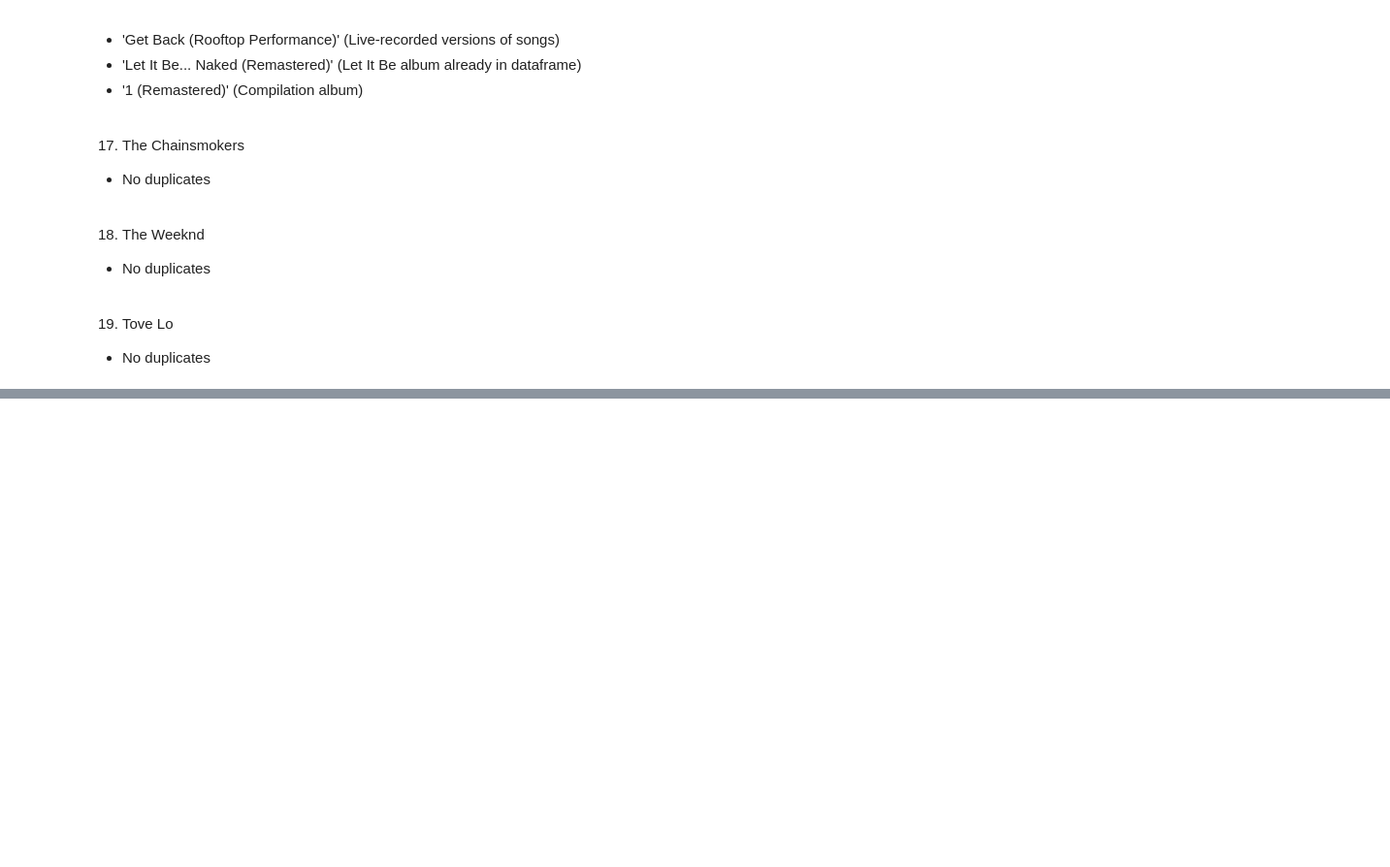
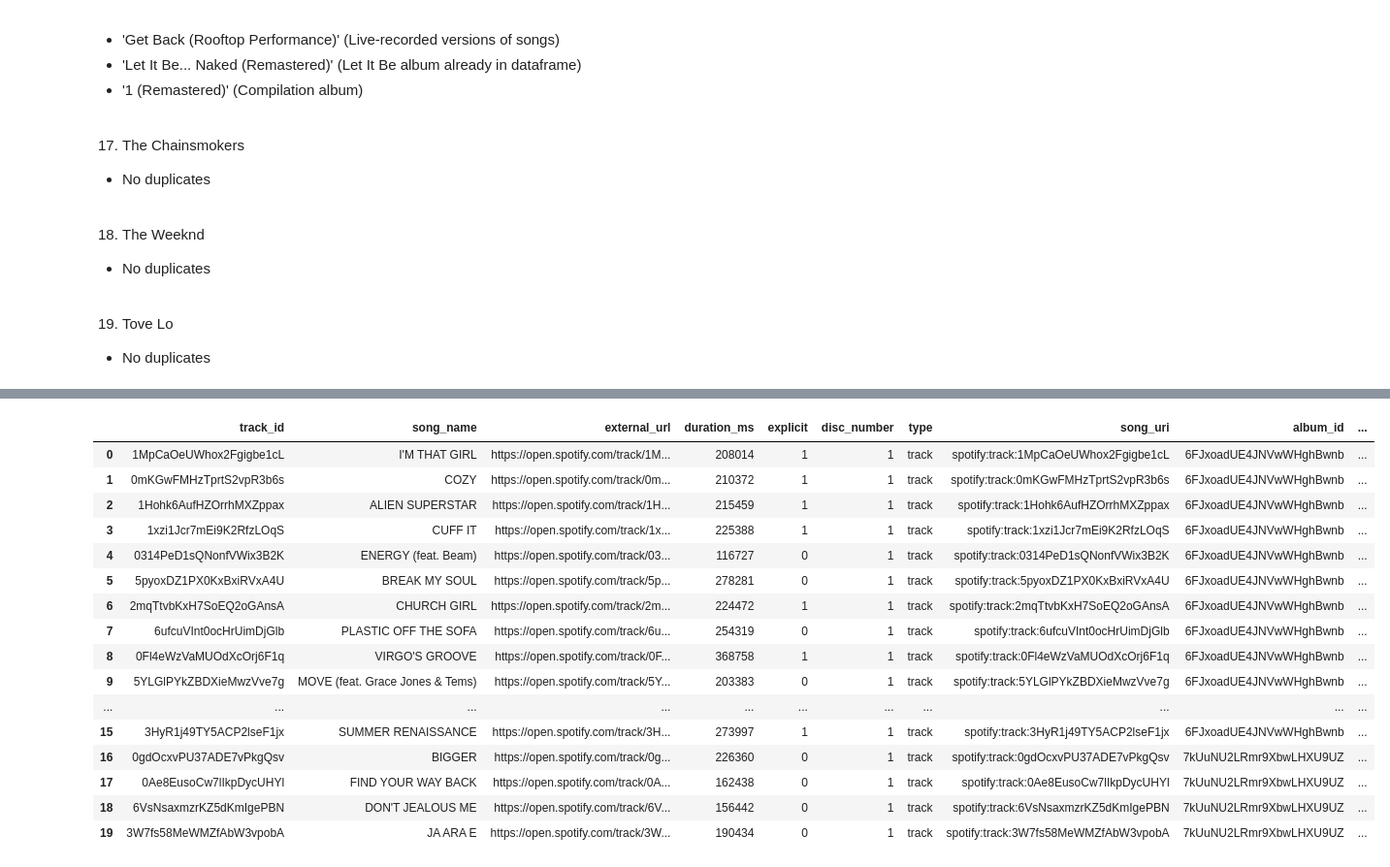
Before and after one commit to rjpost20/Onramp-Project, a Jupyter notebook: Project-Notebook.ipynb, the cells around one changed output, grey strips where cells are left out. Shown at 97% size. Drawn from its saved outputs; the diff is of its cells as text; code cells hidden in the pictures; blank space fills up the shorter version.

```diff
--- a/Project-Notebook.ipynb
+++ b/Project-Notebook.ipynb
@@ -844,0 +851,4 @@ assert track_features_df.shape[0] == 1715 - len(track_ids_to_remove)
+# %%
+# Establish connection to SQLite server and create spotify.db file
+conn = sqlite3.Connection("spotify.db")
+c = conn.cursor()
@@ -844,0 +1049,28 @@ assert track_features_df.shape[0] == 1715 - len(track_ids_to_remove)
+# %%
+q5 = """
+SELECT track.*, track_feature.*
+FROM track
+JOIN track_feature
+    USING(track_id)
+LIMIT 20;
+"""
+
+pd.read_sql(q5, conn)
+# %% [output]
+|  | track_id | song_name | external_url | duration_ms | explicit | disc_number | type | song_uri | album_id | ... |
+| 0 | 1MpCaOeUWhox2Fgigbe1cL | I'M THAT GIRL | https://open.spotify.com/track/1M... | 208014 | 1 | 1 | track | spotify:track:1MpCaOeUWhox2Fgigbe1cL | 6FJxoadUE4JNVwWHghBwnb | ... |
+| 1 | 0mKGwFMHzTprtS2vpR3b6s | COZY | https://open.spotify.com/track/0m... | 210372 | 1 | 1 | track | spotify:track:0mKGwFMHzTprtS2vpR3b6s | 6FJxoadUE4JNVwWHghBwnb | ... |
+| 2 | 1Hohk6AufHZOrrhMXZppax | ALIEN SUPERSTAR | https://open.spotify.com/track/1H... | 215459 | 1 | 1 | track | spotify:track:1Hohk6AufHZOrrhMXZppax | 6FJxoadUE4JNVwWHghBwnb | ... |
+| 3 | 1xzi1Jcr7mEi9K2RfzLOqS | CUFF IT | https://open.spotify.com/track/1x... | 225388 | 1 | 1 | track | spotify:track:1xzi1Jcr7mEi9K2RfzLOqS | 6FJxoadUE4JNVwWHghBwnb | ... |
+| 4 | 0314PeD1sQNonfVWix3B2K | ENERGY (feat. Beam) | https://open.spotify.com/track/03... | 116727 | 0 | 1 | track | spotify:track:0314PeD1sQNonfVWix3B2K | 6FJxoadUE4JNVwWHghBwnb | ... |
+| 5 | 5pyoxDZ1PX0KxBxiRVxA4U | BREAK MY SOUL | https://open.spotify.com/track/5p... | 278281 | 0 | 1 | track | spotify:track:5pyoxDZ1PX0KxBxiRVxA4U | 6FJxoadUE4JNVwWHghBwnb | ... |
+| 6 | 2mqTtvbKxH7SoEQ2oGAnsA | CHURCH GIRL | https://open.spotify.com/track/2m... | 224472 | 1 | 1 | track | spotify:track:2mqTtvbKxH7SoEQ2oGAnsA | 6FJxoadUE4JNVwWHghBwnb | ... |
+| 7 | 6ufcuVInt0ocHrUimDjGlb | PLASTIC OFF THE SOFA | https://open.spotify.com/track/6u... | 254319 | 0 | 1 | track | spotify:track:6ufcuVInt0ocHrUimDjGlb | 6FJxoadUE4JNVwWHghBwnb | ... |
+| 8 | 0Fl4eWzVaMUOdXcOrj6F1q | VIRGO'S GROOVE | https://open.spotify.com/track/0F... | 368758 | 1 | 1 | track | spotify:track:0Fl4eWzVaMUOdXcOrj6F1q | 6FJxoadUE4JNVwWHghBwnb | ... |
+| 9 | 5YLGlPYkZBDXieMwzVve7g | MOVE (feat. Grace Jones & Tems) | https://open.spotify.com/track/5Y... | 203383 | 0 | 1 | track | spotify:track:5YLGlPYkZBDXieMwzVve7g | 6FJxoadUE4JNVwWHghBwnb | ... |
+| ... | ... | ... | ... | ... | ... | ... | ... | ... | ... | ... |
+| 15 | 3HyR1j49TY5ACP2lseF1jx | SUMMER RENAISSANCE | https://open.spotify.com/track/3H... | 273997 | 1 | 1 | track | spotify:track:3HyR1j49TY5ACP2lseF1jx | 6FJxoadUE4JNVwWHghBwnb | ... |
+| 16 | 0gdOcxvPU37ADE7vPkgQsv | BIGGER | https://open.spotify.com/track/0g... | 226360 | 0 | 1 | track | spotify:track:0gdOcxvPU37ADE7vPkgQsv | 7kUuNU2LRmr9XbwLHXU9UZ | ... |
+| 17 | 0Ae8EusoCw7lIkpDycUHYl | FIND YOUR WAY BACK | https://open.spotify.com/track/0A... | 162438 | 0 | 1 | track | spotify:track:0Ae8EusoCw7lIkpDycUHYl | 7kUuNU2LRmr9XbwLHXU9UZ | ... |
+| 18 | 6VsNsaxmzrKZ5dKmIgePBN | DON'T JEALOUS ME | https://open.spotify.com/track/6V... | 156442 | 0 | 1 | track | spotify:track:6VsNsaxmzrKZ5dKmIgePBN | 7kUuNU2LRmr9XbwLHXU9UZ | ... |
+| 19 | 3W7fs58MeWMZfAbW3vpobA | JA ARA E | https://open.spotify.com/track/3W... | 190434 | 0 | 1 | track | spotify:track:3W7fs58MeWMZfAbW3vpobA | 7kUuNU2LRmr9XbwLHXU9UZ | ... |
```
Also changed, not shown: parts of 35 cells of this notebook.
